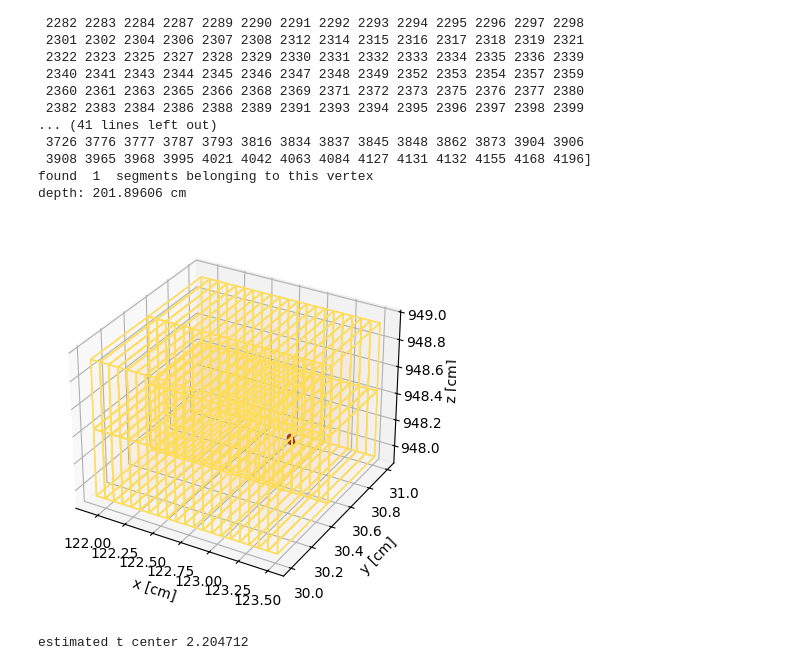
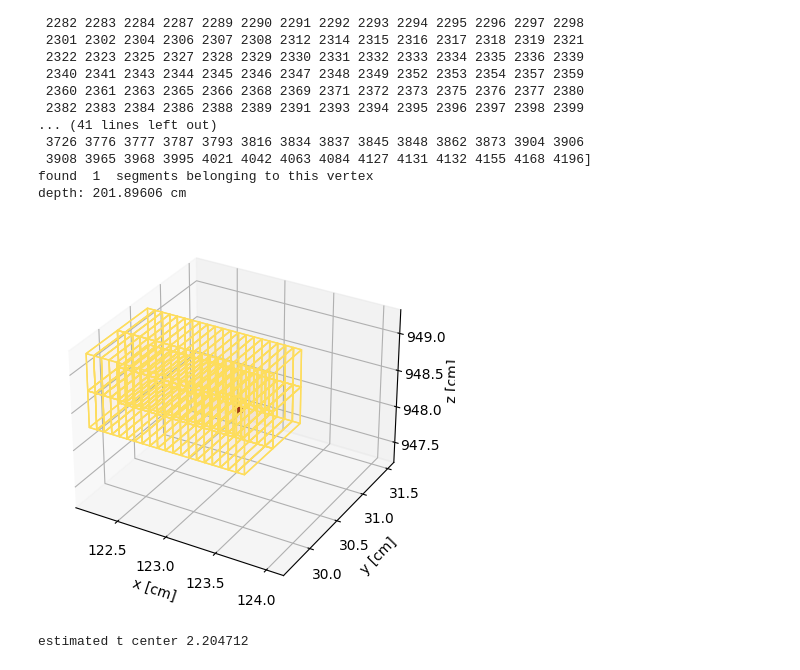
Before and after one commit to DanielMDouglas/GAMPixPy, a Jupyter notebook: examples/Rad_depth_from_disk.ipynb, the cells around one changed output. Saved outputs shown, nothing was run; the diff lists cells and outputs as text; code cells hidden in the pictures.

Commit message:
fixed issues in rad_depth_from_disk demo

```diff
--- a/examples/Rad_depth_from_disk.ipynb
+++ b/examples/Rad_depth_from_disk.ipynb
@@ -220,13 +218,13 @@ def plot_hit(ax, this_hit, z_offset = 0):
     cell_center_y = this_hit['pixel y']
     cell_center_z = this_hit['hit z']
 
-    tpc_ind = torch.tensor(cell_tpc)
+    tpc_ind = torch.tensor(cell_tpc, dtype = torch.double)
     tpc_coords = torch.tensor([cell_center_x,
                                cell_center_y,
                                cell_center_z + z_offset])
 
     exp_coords = coordinate_manager.to_experiment_coords(tpc_coords, tpc_ind)
-    exp_coords = exp_coords.cpu().numpy()
+    exp_coords = exp_coords.cpu().numpy()[0]
 
     pitch = readout_config['pixels']['pitch']
 
@@ -257,44 +255,54 @@ def plot_hit(ax, this_hit, z_offset = 0):
 
 def plot_volumes(ax):
     for volume_name, volume_dict in detector_config['drift_volumes'].items():
-            corners = volume_dict['anode_corners'] + volume_dict['cathode_corners']
+            corners = [corner.cpu().numpy() for corner in volume_dict['anode_corners']] \
+            + [corner.cpu().numpy() for corner in volume_dict['cathode_corners']]
+            print (corners)
             draw_box_from_corners(ax, corners, **TPC_boundary_kwargs)
 # %%
 # display the G4 segments and the corresponding hit objects
 fig = plt.figure()
 ax = fig.add_subplot(111, projection = '3d')
-
-# since we don't have a way to measure the time of ionization,
-# let's cheat and figure out the depth offset based on the true
-# ionization time.
-# This only makes sense to do for a diagnostic plot.
-v = physics_config['charge_drift']['drift_speed']
-z_offset = torch.tensor(-vertex_segment_t_start[0]*v).float()
-
-for this_hit in vertex_hits:
-    plot_hit(ax, this_hit,
-             z_offset = z_offset,
-            )
 
 ax.set_xlabel(r'x [cm]')
 ax.set_ylabel(r'y [cm]')
 ax.set_zlabel(r'z [cm]')
 
 for seg_start, seg_stop in zip(vertex_segment_start,
                                vertex_segment_stop):
     seg = np.stack((seg_start, seg_stop))
     ax.plot(*seg.T,
             color = SLACplots.stanford.cardinal_red)
     ax.scatter(*seg_start,
                color = SLACplots.stanford.cardinal_red)
     ax.scatter(*seg_stop,
                color = SLACplots.stanford.cardinal_red)
 
+# since we don't have a way to measure the time of ionization,
+# let's cheat and figure out the depth offset based on the true
+# ionization time.
+# This only makes sense to do for a diagnostic plot.
+v = physics_config['charge_drift']['drift_speed']
+z_offset = torch.tensor(-vertex_segment_t_start[0]*v).float()
+
+for this_hit in vertex_hits:
+    plot_hit(ax, this_hit,
+             z_offset = z_offset,
+            )
+
+plot_lim_margin = 1
+ax.set_xlim(ax.get_xlim()[0]-plot_lim_margin,
+            ax.get_xlim()[1]+plot_lim_margin)
+ax.set_ylim(ax.get_ylim()[0]-plot_lim_margin,
+            ax.get_ylim()[1]+plot_lim_margin)
+ax.set_zlim(ax.get_zlim()[0]-plot_lim_margin,
+            ax.get_zlim()[1]+plot_lim_margin)
+
 # un-comment to show the TPC volume boundaries
 #plot_volumes(ax)
 plt.show()
 # %% [output]
-[figure, old version]
+[figure, new version]
 # %%
 # let's get the relevant info from the hits for this vertex
 # we can measure the pixel position (x-y in TPC coordinates)
```
Also changed, not shown: parts of 1 cell of this notebook.
